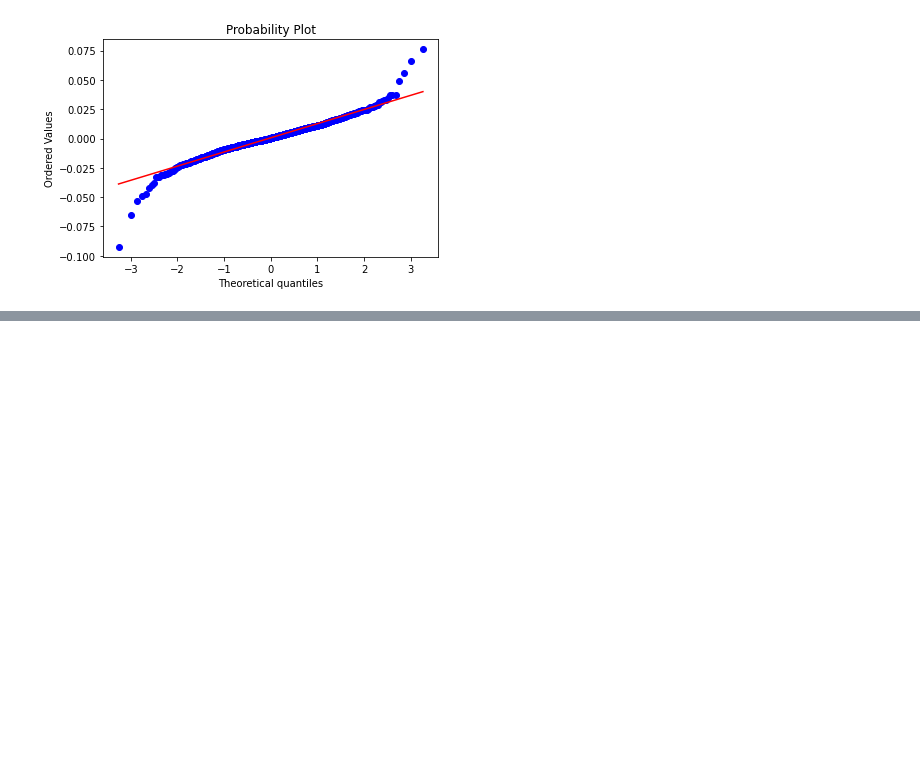
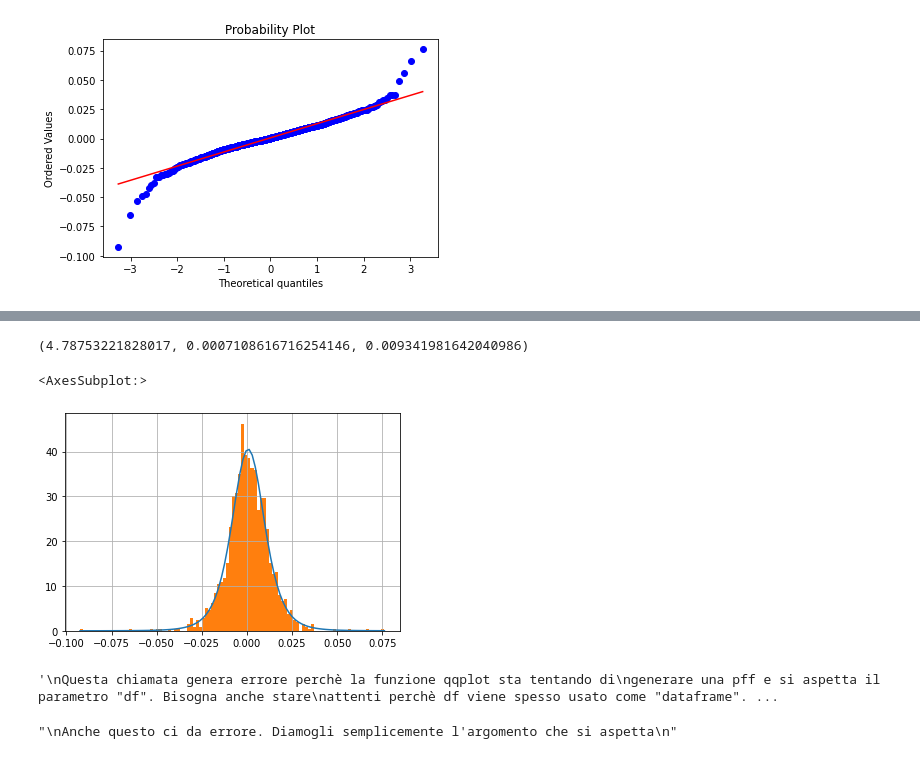
Before and after one commit to emiliocimino/financialengineering, a Jupyter notebook: 1 - Financial Basis/Financial Statistics.ipynb, the cells around one changed output, grey strips where cells are left out. Saved outputs shown, nothing was run; the diff lists cells and outputs as text; code cells hidden in the pictures; blank space fills up the shorter version.

Commit message:
T distr + confid interv
Lezioni t-distrib e confidence interval

```diff
--- a/1 - Financial Basis/Financial Statistics.ipynb
+++ b/1 - Financial Basis/Financial Statistics.ipynb
@@ -206,0 +209,43 @@ sm.qqplot(sbux['log_return'].dropna(), line='s');
+# %%
+#Faremo il plot di un istogramma e della PDF di una T distribution con i parametri
+#best fit. Dopo di che vedremo il QQ-plot e ripeteremo anche con i log returns
+x_list = np.linspace(sbux['return'].min(), sbux['return'].max(), 100)
+# %%
+#Parametri della t distribution che bestfitta i dati
+params = t.fit(sbux['return'].dropna())
+print(params)
+#I parametri non sono molto chiari, non li spiega nemmeno la documentazione.
+#Sta a noi scoprire a cosa si riferiscono
+# %% [output]
+(4.78753221828017, 0.0007108616716254146, 0.009341981642040986)
+# %%
+#Immaginiamo siano i degrees of freedom, location and scale della T-dist
+df, loc, scale = params
+# %%
+y_list = t.pdf(x_list, df, loc, scale)
+# %%
+plt.plot(x_list, y_list)
+sbux['return'].hist(bins=100, density = True)
+# %% [output]
+<AxesSubplot:>
+[figure, added]
+# %%
+#sm.qqplot(sbux['return'].dropna(), dist=t, line="s")
+'''
+Questa chiamata genera errore perchè la funzione qqplot sta tentando di
+generare una pff e si aspetta il parametro "df". Bisogna anche stare
+attenti perchè df viene spesso usato come "dataframe".
+Questo accade perchè tutte le funzioni scipy per la distribuzione T
+richiedono un argomento per le degrees of freedom.
+Proviamo a vedere cosa succede se usiamo solo scipy per fare il plot.
+
+'''
+# %% [output]
+'\nQuesta chiamata genera errore perchè la funzione qqplot sta tentando di\ngenerare una pff e si aspetta il parametro "df". Bisogna anche stare\nattenti perchè df viene spesso usato come "dataframe". ...
+# %%
+#probplot(sbux['return'].dropna(), dist='t', fit=True, plot=plt)
+'''
+Anche questo ci da errore. Diamogli semplicemente l'argomento che si aspetta
+'''
+# %% [output]
+"\nAnche questo ci da errore. Diamogli semplicemente l'argomento che si aspetta\n"
```
Also changed, not shown: parts of 28 cells of this notebook, 1 other file.
